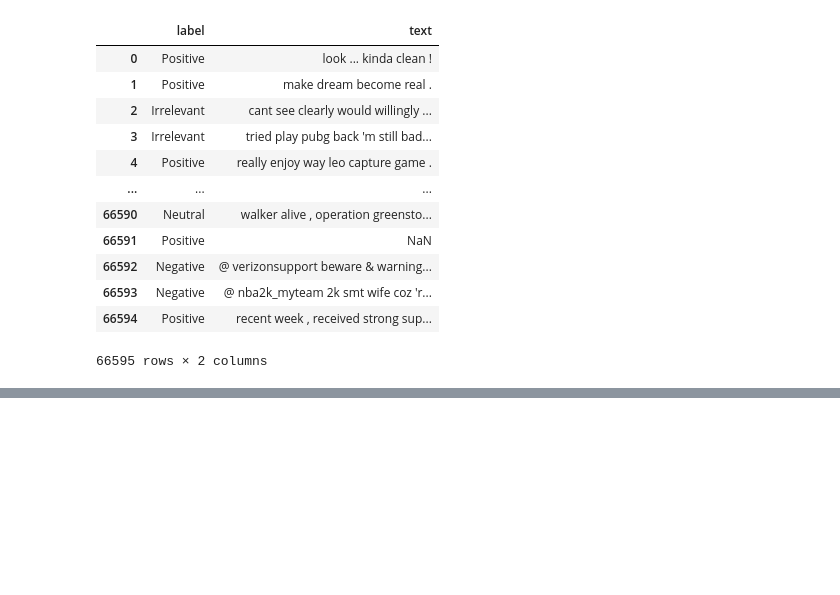
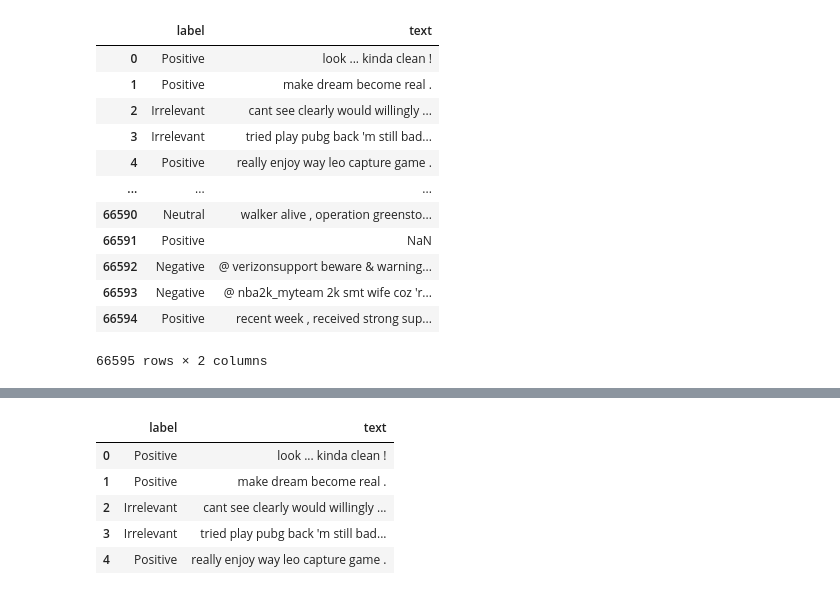
Before and after one commit to Tungtom2004/Analysis-classification, a Jupyter notebook: BI-LSTM.ipynb, the cells around one changed output, grey strips where cells are left out. Drawn from its saved outputs; the diff is of its cells as text; code cells hidden in the pictures; blank space fills up the shorter version.

```diff
--- a/BI-LSTM.ipynb
+++ b/BI-LSTM.ipynb
@@ -97,3 +128,7 @@ def text_processing(text):
+# %%
+df_train.dropna(inplace=True)
+df_test.dropna(inplace=True)
+df_valid.dropna(inplace=True)
 # %%
 df_train['text'] = df_train['text'].apply(lambda x:text_cleaning(x))
 df_valid['text'] = df_valid['text'].apply(lambda x:text_cleaning(x))
@@ -100,0 +142,13 @@ df_test['text'] = df_test['text'].apply(lambda x:text_cleaning(x))
+# %%
+df_train['text'] = df_train['text'].apply(lambda x:text_processing(x))
+df_valid['text'] = df_valid['text'].apply(lambda x:text_processing(x))
+df_test['text'] = df_test['text'].apply(lambda x:text_processing(x))
+# %%
+df_train.head()
+# %% [output]
+|  | label | text |
+| 0 | Positive | look ... kinda clean ! |
+| 1 | Positive | make dream become real . |
+| 2 | Irrelevant | cant see clearly would willingly ... |
+| 3 | Irrelevant | tried play pubg back 'm still bad... |
+| 4 | Positive | really enjoy way leo capture game . |
```
Also changed, not shown: parts of 13 cells of this notebook.
